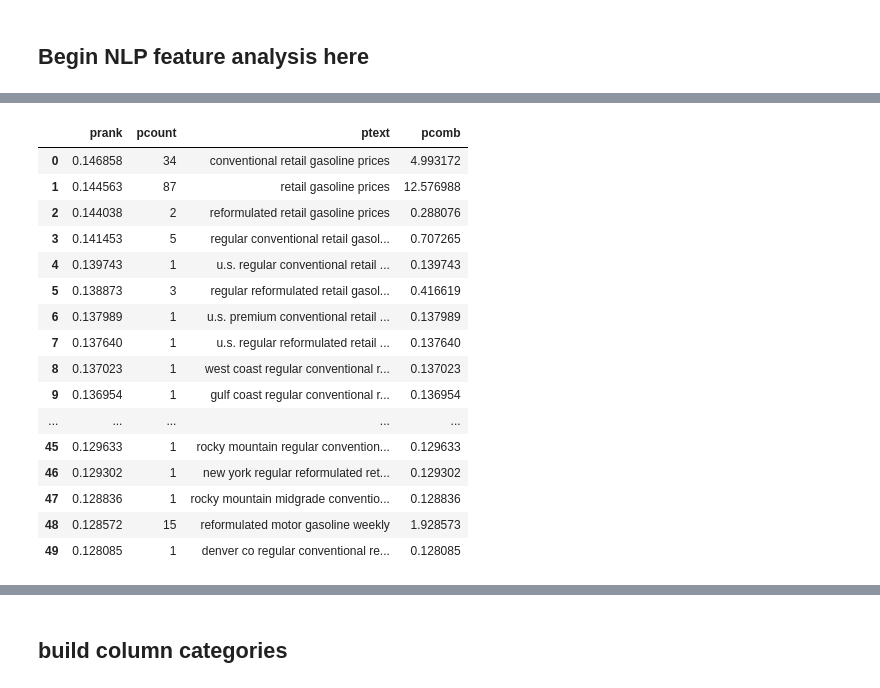
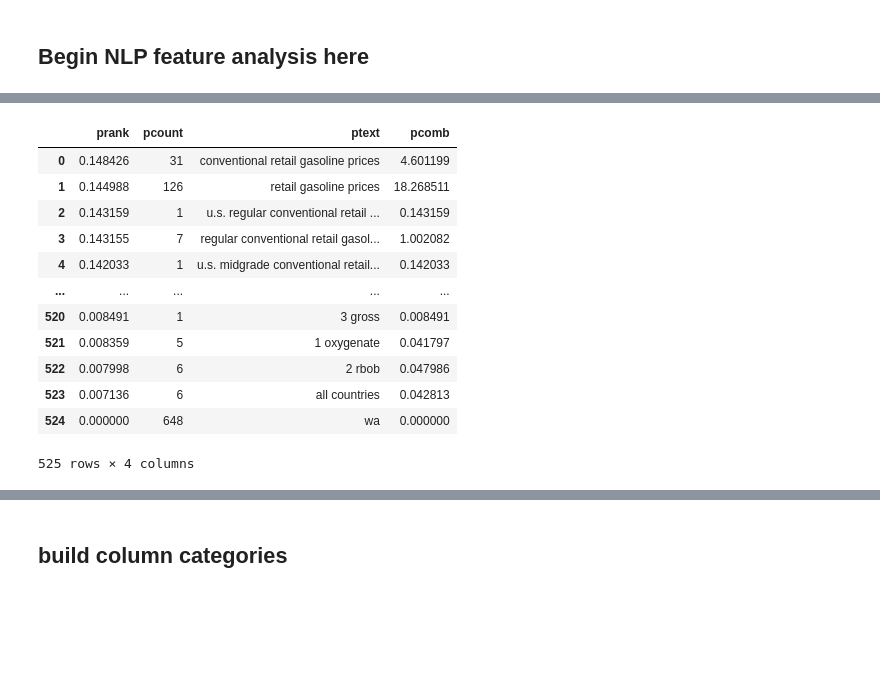
Before and after one commit to bgithub1/barchartacs, a Jupyter notebook: barchartacs/eia_download.ipynb, the cells around one changed output, grey strips where cells are left out. Saved outputs shown, nothing was run; the diff lists cells and outputs as text; code cells hidden in the pictures; blank space fills up the shorter version.

```diff
--- a/barchartacs/eia_download.ipynb
+++ b/barchartacs/eia_download.ipynb
@@ -95,7 +96,7 @@ def normalize_date_array(darray,varray,all_dates):
 def build_df_eia(json_data,freq='M'):
     tbeg = datetime.datetime.now()
     print(tbeg)
-    freq_dict = {'M':'monthly','W':'weekly','D':'daily'}
+    freq_dict = {'M':'monthly','W':'weekly','D':'daily','A':'annual'}
     all_values = [petdata(v) for v  in json_data if v['f']==freq]
     most_dates = []
     for av in all_values:
@@ -120,10 +121,11 @@ def build_df_eia(json_data,freq='M'):
     df_vals['date'] = all_dates
     df_vals = df_vals[['date'] + val_cols]
 
+    time_word_to_remove = freq_dict[freq]
+    df_vals.columns = [c.lower().replace(time_word_to_remove,'') for c in df_vals.columns.values]
     tend = datetime.datetime.now()
     print(tend)
     print(tend-tbeg)
-    df_vals.columns = [c.lower() for c in df_vals.columns.values]
     return df_vals,df_cols
 # %%
 df_total_weekly,df_total_weekly_cols = build_df_eia(total_data_json,freq='W')
@@ -338,10 +204,7 @@ vectorizer.vocabulary_
 # %%
-def create_nlp_doc(df_lower):
-    cols = df_lower.columns.values
-    df_reports = pd.DataFrame({'report':cols[np.where(cols!='date')]})
-    df_reports['colnum'] = df_reports.index.values
+def create_nlp_doc(df):
 
-    reports_text = "\n".join(df_reports.report.values)[:999999]
+    reports_text = '\n'.join(df.apply(lambda r:' '.join(r.values.astype(str)),axis=1).values)[:999999]
 
     # example text
     text = reports_text
@@ -355,6 +218,12 @@ def create_nlp_doc(df_lower):
     doc = nlp(text)
 
     # examine the top-ranked phrases in the document
-    for p in doc._.phrases:
-        print("{:.4f} {:5d}  {}".format(p.rank, p.count, p.text))
-    return doc
+    df_docs = pd.DataFrame(
+        {
+            'prank':[p.rank for p in doc._.phrases],
+            'pcount':[p.count for p in doc._.phrases],
+            'ptext':[p.text for p in doc._.phrases],
+            'pcomb':[p.rank*p.count for p in doc._.phrases]
+        }
+    )
+    return df_docs
@@ -382,28 +230,19 @@ pet_doc  = create_nlp_doc(df_data)
-# %%
-df_docs = pd.DataFrame(
-    {
-        'prank':[p.rank for p in pet_doc._.phrases],
-        'pcount':[p.count for p in pet_doc._.phrases],
-        'ptext':[p.text for p in pet_doc._.phrases],
-        'pcomb':[p.rank*p.count for p in pet_doc._.phrases]
-    }
-)
-df_docs.sort_values('prank',ascending=False).head(50)
-# %% [output]
-|  | prank | pcount | ptext | pcomb |
-| 0 | 0.146858 | 34 | conventional retail gasoline prices | 4.993172 |
-| 1 | 0.144563 | 87 | retail gasoline prices | 12.576988 |
-| 2 | 0.144038 | 2 | reformulated retail gasoline prices | 0.288076 |
-| 3 | 0.141453 | 5 | regular conventional retail gasol... | 0.707265 |
-| 4 | 0.139743 | 1 | u.s. regular conventional retail ... | 0.139743 |
-| 5 | 0.138873 | 3 | regular reformulated retail gasol... | 0.416619 |
-| 6 | 0.137989 | 1 | u.s. premium conventional retail ... | 0.137989 |
-| 7 | 0.137640 | 1 | u.s. regular reformulated retail ... | 0.137640 |
-| 8 | 0.137023 | 1 | west coast regular conventional r... | 0.137023 |
-| 9 | 0.136954 | 1 | gulf coast regular conventional r... | 0.136954 |
-| ... | ... | ... | ... | ... |
-| 45 | 0.129633 | 1 | rocky mountain regular convention... | 0.129633 |
-| 46 | 0.129302 | 1 | new york regular reformulated ret... | 0.129302 |
-| 47 | 0.128836 | 1 | rocky mountain midgrade conventio... | 0.128836 |
-| 48 | 0.128572 | 15 | reformulated motor gasoline weekly | 1.928573 |
-| 49 | 0.128085 | 1 | denver co regular conventional re... | 0.128085 |
+# %%
+df_cols = pd.DataFrame({'col':[s.replace('weekly','') for s in df_pet_weekly.columns.values]})
+df_pet_doc  = create_nlp_doc(df_cols)
+# %%
+df_pet_doc
+# %% [output]
+|  | prank | pcount | ptext | pcomb |
+| 0 | 0.148426 | 31 | conventional retail gasoline prices | 4.601199 |
+| 1 | 0.144988 | 126 | retail gasoline prices | 18.268511 |
+| 2 | 0.143159 | 1 | u.s. regular conventional retail ... | 0.143159 |
+| 3 | 0.143155 | 7 | regular conventional retail gasol... | 1.002082 |
+| 4 | 0.142033 | 1 | u.s. midgrade conventional retail... | 0.142033 |
+| ... | ... | ... | ... | ... |
+| 520 | 0.008491 | 1 | 3 gross | 0.008491 |
+| 521 | 0.008359 | 5 | 1 oxygenate | 0.041797 |
+| 522 | 0.007998 | 6 | 2 rbob | 0.047986 |
+| 523 | 0.007136 | 6 | all countries | 0.042813 |
+| 524 | 0.000000 | 648 | wa | 0.000000 |
+525 rows × 4 columns
```
Also changed, not shown: parts of 21 cells of this notebook, 1 other file.
